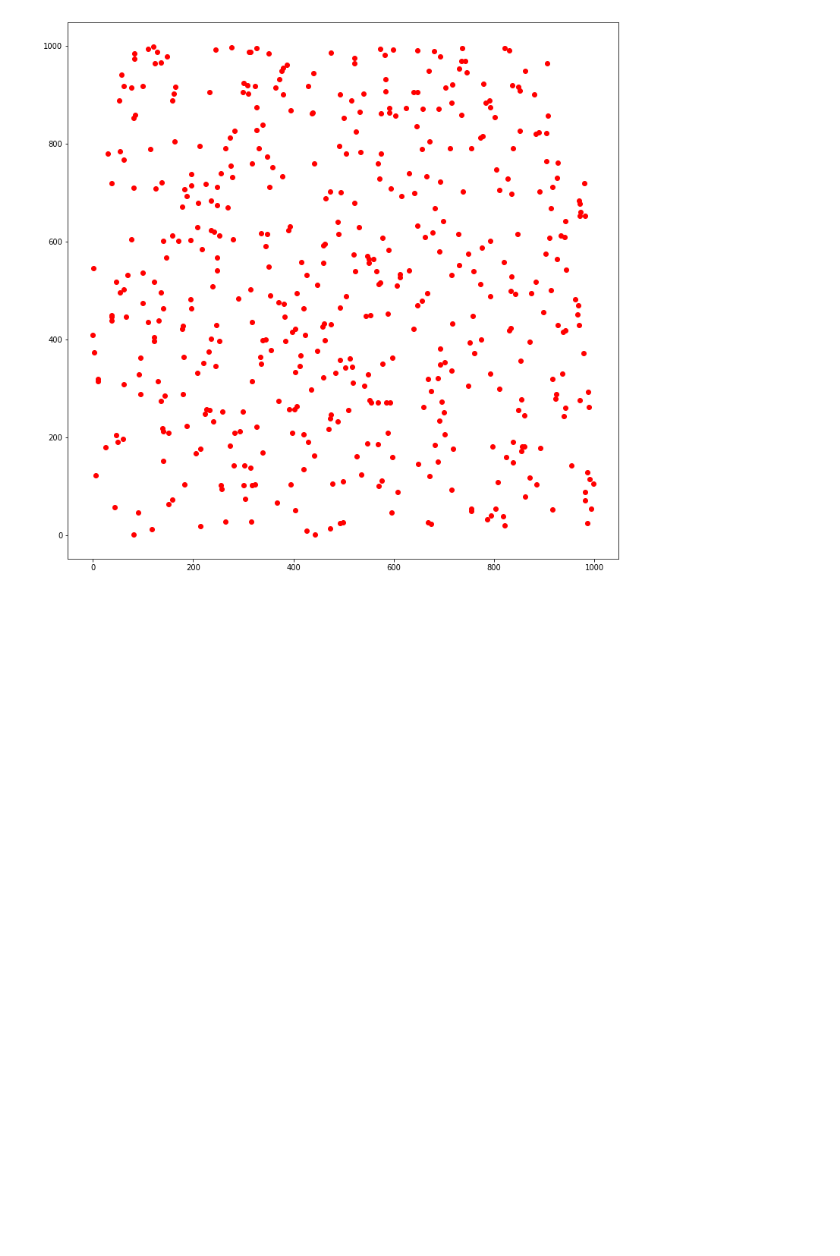
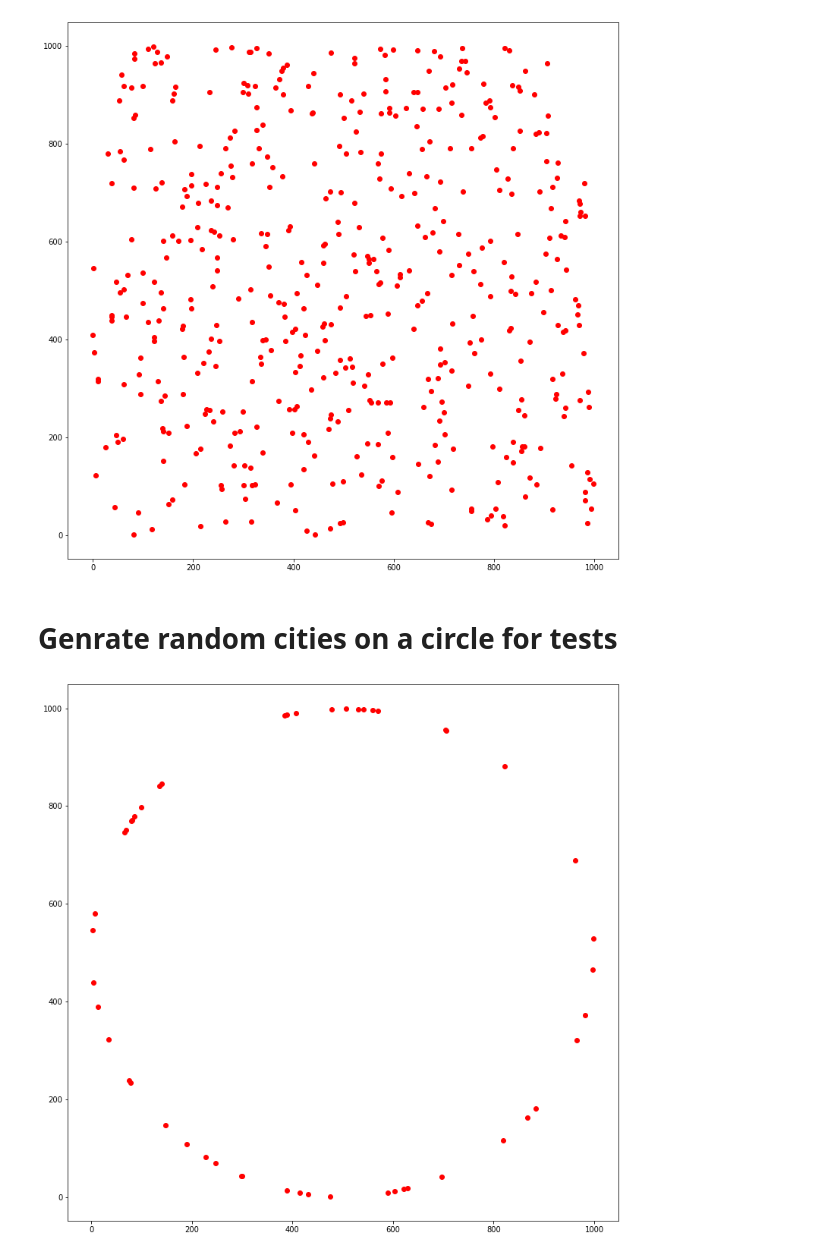
Before and after one commit to vegetablecode/ai-chapter, a Jupyter notebook: genetic-algorithm/notebook/genetic.ipynb, the cells around one changed output. Cells and saved outputs as stored; diff of their text form; code cells hidden in the pictures; blank space fills up the shorter version.

Commit message:
Added random data generator

```diff
--- a/genetic-algorithm/notebook/genetic.ipynb
+++ b/genetic-algorithm/notebook/genetic.ipynb
@@ -28,3 +39,5 @@ plt.plot(x, y, 'ro')
 plt.show()
 # %% [output]
 [figure]
+# %% [markdown]
+# Genrate random cities on a circle for tests
@@ -30,0 +47,11 @@ plt.show()
+# %%
+# generate test dataset
+circle_cities = generate_data(50, 1000)
+
+# plot circle cities
+x = utils.get_x_list(circle_cities)
+y = utils.get_y_list(circle_cities)
+plt.plot(x, y, 'ro')
+plt.show()
+# %% [output]
+[figure, added]
```
Also changed, not shown: parts of 6 cells of this notebook, 3 other files.
